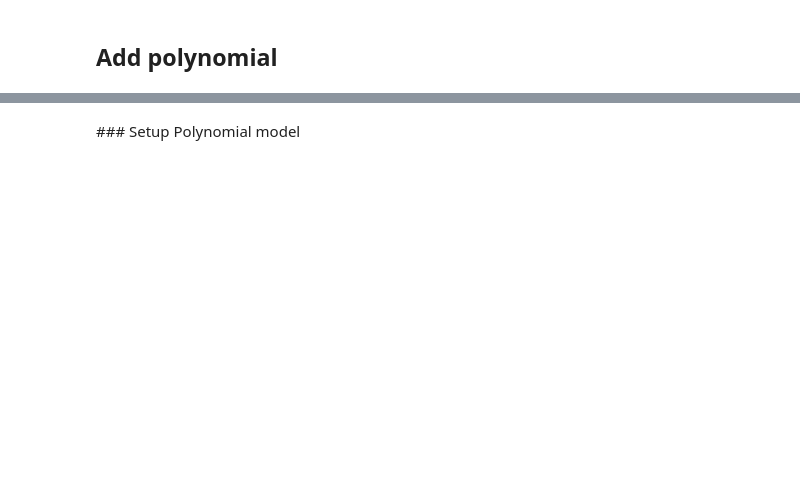
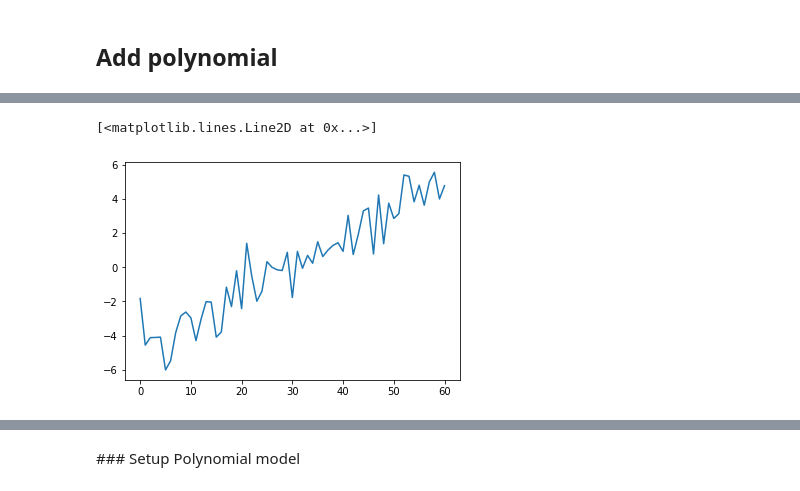
Before and after one commit to catrionamurray/chromatic_fitting, a Jupyter notebook: experiments.ipynb, the cells around one changed output, grey strips where cells are left out. Saved outputs shown, nothing was run; the diff lists cells and outputs as text; code cells hidden in the pictures; blank space fills up the shorter version.

```diff
--- a/experiments.ipynb
+++ b/experiments.ipynb
@@ -642,3 +644,11 @@ t2.summary
 | baseline_w10 | 1.009238 | 0.018025 | 0.999371 | 1.046119 | 0.007948 | 0.005974 | 18.616343 | 26.472280 | 1.521690 |
 # %% [markdown]
 ## Add polynomial
+# %%
+r = SimulatedRainbow(signal_to_noise=100, dt=1 * u.minute, R=50)
+r.timelike['x'] = np.linspace(-5,5,r.ntime) + [np.random.normal(0, 2) for c in range(r.ntime)]
+r.fluxlike['bkg'] = (300 * np.ones(np.shape(r.flux))) + [np.random.normal(0, 2) for c in range(r.ntime)]
+for i in range(r.ntime):
+    r.bkg[:,i] = r.bkg[:,i] + (r.wavelength.to_value())
+# bin:
+rbin5 = r.bin(nwavelengths=int(r.nwave/5), dt=5 * u.minute)
@@ -645,11 +659,13 @@ t2.summary
 # %%
 # create wavelength-dep linear model:
 poly=[]
+
 for i in range(rbin5.nwave):
-#     (0.5*i*(r1.time.to_value())**2) +
-    poly.append((0.05*i*rbin5.time.to_value()) + (0.01*i))
+    print(0.00001*i)
+    poly.append((0.00001*i*rbin5.bkg[i,:]))# + (0.01*i))
+
 rbin5.flux = rbin5.flux + poly
 
 rbin5.fluxlike['polynomial_model'] = np.array(poly)
-rbin5.imshow_quantities();
+# rbin5.imshow_quantities();
 # %% [output]
@@ -656,0 +681,5 @@ rbin5.imshow_quantities();
+# %%
+plt.plot(rbin5.x)
+# %% [output]
+[<matplotlib.lines.Line2D at 0x...>]
+[figure, added]
```
Also changed, not shown: parts of 17 cells of this notebook, 1 other file.
